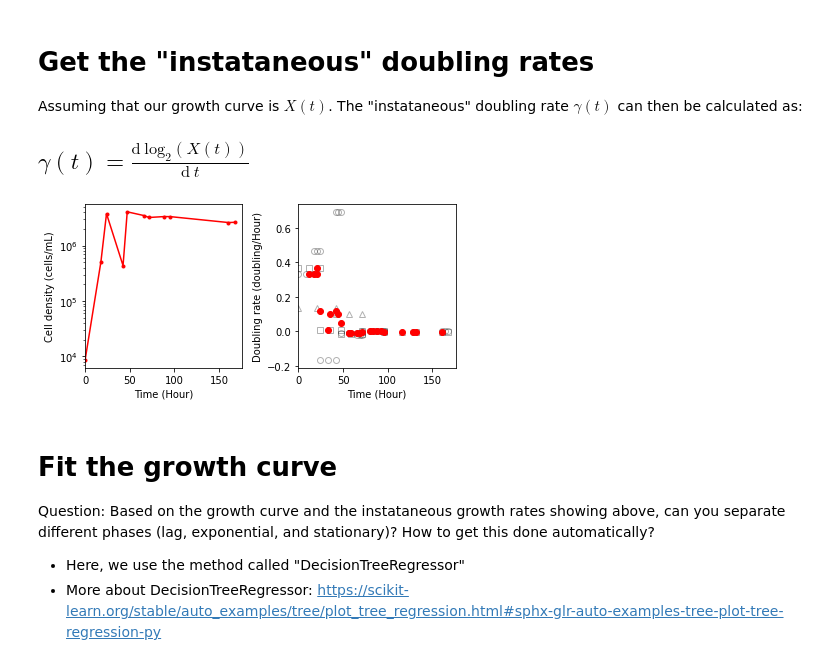
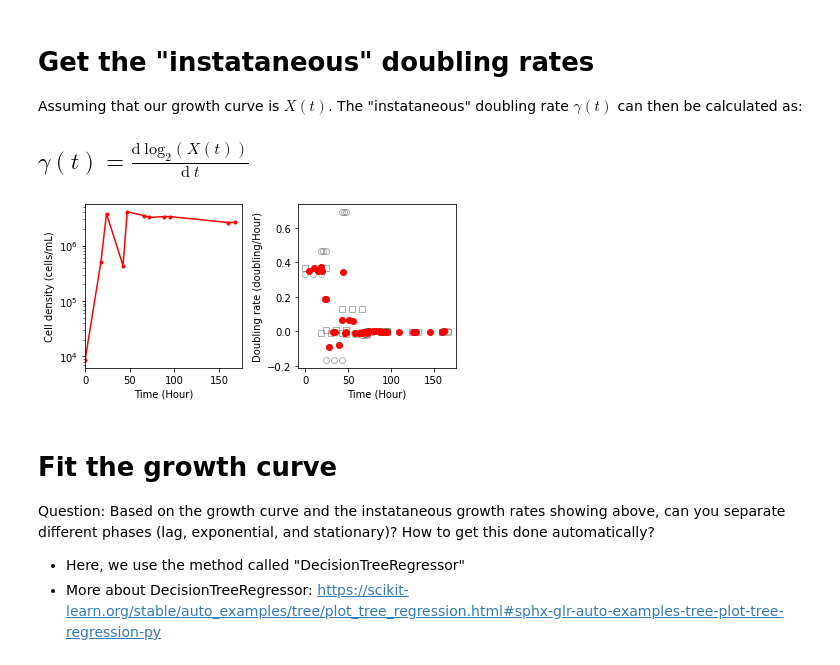
Before and after one commit to thrash-lab/sparse-growth-curve, a Jupyter notebook: 1_one_growth_curve_analysis.ipynb, the cells around one changed output. Drawn from its saved outputs; the diff is of its cells as text; code cells hidden in the pictures.

```diff
--- a/1_one_growth_curve_analysis.ipynb
+++ b/1_one_growth_curve_analysis.ipynb
@@ -192,12 +192,18 @@ t_gamma_2=np.r_[t[::2][0:-1],
                 [(t[::2][i]+t[::2][i+1])/2 for i in range(len(t[::2])-1)],
                 t[::2][1::]]
 
+gamma_2_1=np.diff(np.log2(X)[1::2])/np.diff(t[1::2])
+gamma_2_1=np.r_[gamma_2_1, gamma_2_1, gamma_2_1]
+t_gamma_2_1=np.r_[t[1::2][0:-1],
+                [(t[1::2][i]+t[1::2][i+1])/2 for i in range(len(t[1::2])-1)],
+                t[1::2][1::]]
 
-gamma_3=np.diff(np.log2(X)[::3])/np.diff(t[::3])
-gamma_3=np.r_[gamma_3, gamma_3, gamma_3]
-t_gamma_3=np.r_[t[::3][0:-1],
-                [(t[::3][i]+t[::3][i+1])/2 for i in range(len(t[::3])-1)],
-                t[::3][1::]]
+
+#gamma_3=np.diff(np.log2(X)[::3])/np.diff(t[::3])
+#gamma_3=np.r_[gamma_3, gamma_3, gamma_3]
+#t_gamma_3=np.r_[t[::3][0:-1],
+#                [(t[::3][i]+t[::3][i+1])/2 for i in range(len(t[::3])-1)],
+#                t[::3][1::]]
 
 plt.figure(figsize=(6,3))
 
@@ -213,47 +219,49 @@ plt.subplot(122)
 plt.plot(t_gamma,
          gamma,
          'ko', mfc='none', alpha=0.3)
 
 plt.plot(t_gamma_2,
          gamma_2,
          'ks', mfc='none', alpha=0.3)
 
-plt.plot(t_gamma_3,
-         gamma_3,
-         'k^',mfc='none', alpha=0.3)
+plt.plot(t_gamma_2_1,
+         gamma_2_1,
+         'ks', mfc='none', alpha=0.3)
 
-all_t_gamma=np.r_[t_gamma,t_gamma_2, t_gamma_3]
-all_gamma=np.r_[gamma, gamma_2, gamma_3]
+#plt.plot(t_gamma_3,
+#         gamma_3,
+#         'k^',mfc='none', alpha=0.3)
+
+all_t_gamma=np.r_[t_gamma,t_gamma_2, t_gamma_2_1]
+all_gamma=np.r_[gamma, gamma_2, gamma_2_1]
 
 all_gamma=all_gamma[np.argsort(all_t_gamma)]
 all_t_gamma=np.sort(all_t_gamma)
 
-all_gamma=np.array([np.median(all_gamma[[i,i+1,i+2,i+3,
-                                         i+4,i+5,i+6,i+7,i+8]])
-                    for i in range(len(all_t_gamma)-9)])
-all_t_gamma=np.array([np.median(all_t_gamma[[i,i+1,i+2,i+3,
-                                             i+4,i+5,i+6,i+7,i+8]])
-                    for i in range(len(all_t_gamma)-9)])
+all_gamma=np.array([np.median(all_gamma[[i,i+1,i+2,i+3]])
+                    for i in range(len(all_t_gamma)-4)])
+all_t_gamma=np.array([np.median(all_t_gamma[[i,i+1,i+2,i+3]])
+                    for i in range(len(all_t_gamma)-4)])
 
 sel_t_gamma=np.unique(all_t_gamma)
 sel_gamma=[]
 for stg in sel_t_gamma:
   sel_gamma.append(
-      np.mean(all_gamma[all_t_gamma==stg]))
+      np.median(all_gamma[all_t_gamma==stg]))
 sel_gamma=np.array(sel_gamma)
 
 plt.plot(sel_t_gamma, sel_gamma, 'ro')
-plt.xlim(left=0)
+#plt.xlim(left=0)
 
 plt.xlabel('Time (Hour)')
 plt.ylabel('Doubling rate (doubling/Hour)')
 
 plt.tight_layout()
 
 plt.savefig('./3_growth_curve_doubling_rates.pdf')
 plt.show()
 # %% [output]
-[figure, old version]
+[figure, new version]
 # %% [markdown]
 # Fit the growth curve
 
```
Also changed, not shown: parts of 13 cells of this notebook.
